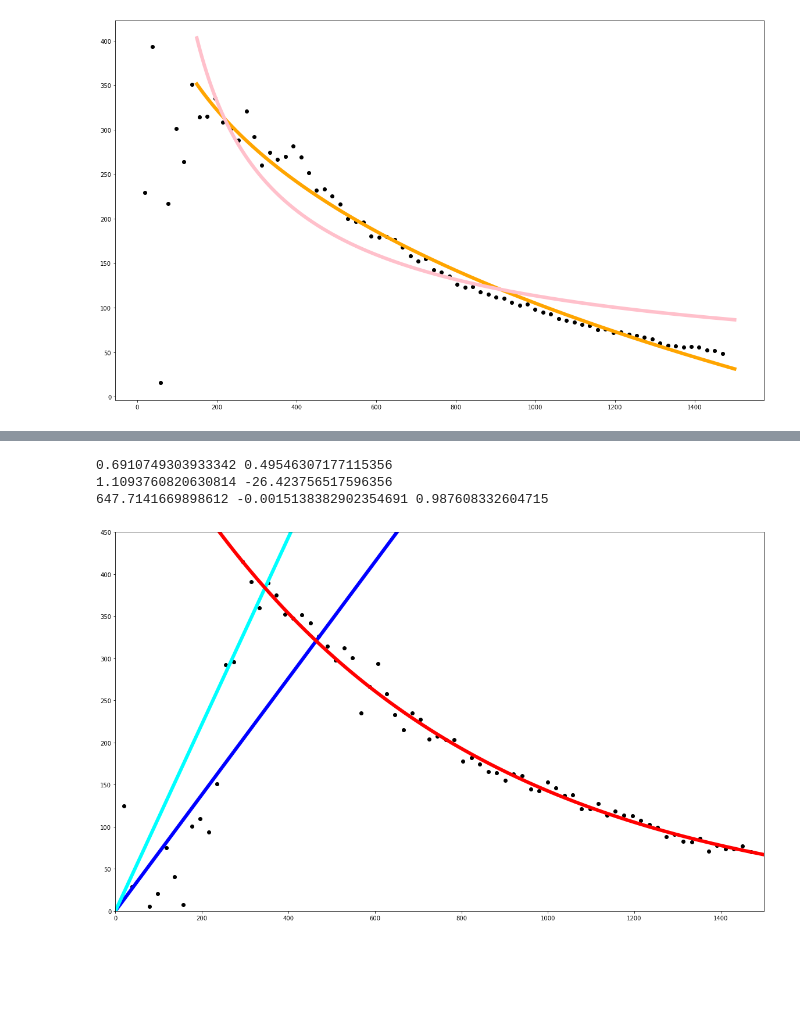
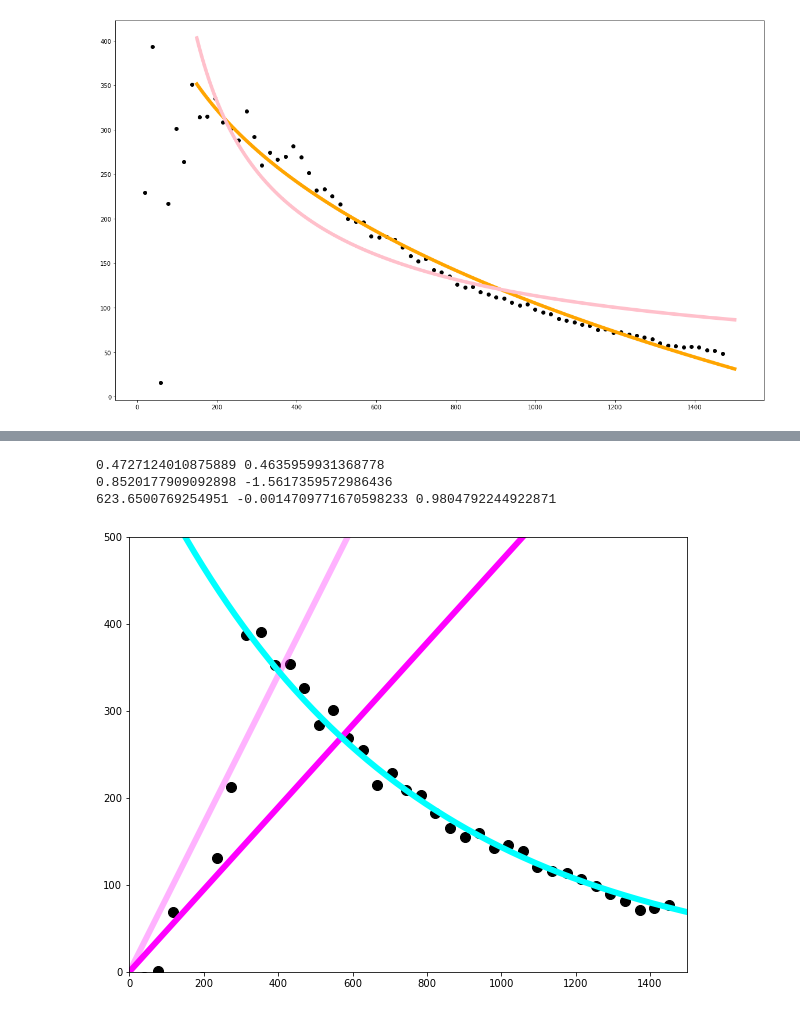
Before and after one commit to wakky927/master-pool, a Jupyter notebook: 20221027/post2.ipynb, the cells around one changed output, grey strips where cells are left out. Saved outputs shown, nothing was run; the diff lists cells and outputs as text; code cells hidden in the pictures; blank space fills up the shorter version.

```diff
--- a/20221027/post2.ipynb
+++ b/20221027/post2.ipynb
@@ -18,7 +18,9 @@ with open(f'ptv_cbi_q_10.pickle', mode='rb') as fp:
     ptv_result[0] = pickle.load(fp)
 with open(f'ptv_cbi_q_20.pickle', mode='rb') as fp:
     ptv_result[1] = pickle.load(fp)
-with open(f'ptv_cbi_q_30.pickle', mode='rb') as fp:
+# with open(f'ptv_cbi_q_30.pickle', mode='rb') as fp:
+#     ptv_result[2] = pickle.load(fp)
+with open(f'ptv_cbi_q_30_high.pickle', mode='rb') as fp:
     ptv_result[2] = pickle.load(fp)
 with open(f'ptv_rbi_q_10_1.pickle', mode='rb') as fp:
     ptv_result[3] = pickle.load(fp)
@@ -301,29 +322,30 @@ plt.show()
 # %%
-fig, ax = plt.subplots(figsize=(20, 12))
+fig, ax = plt.subplots(figsize=(10, 8))
 plt.xlim(0, 1500)
-plt.ylim(0, 450)
+plt.ylim(0, 500)
 
-ax.scatter(res[2][1:-25, 0]*px2mm/10, res[2][1:-25, 1]*px2mm*fps, c='k')
+ax.scatter(res[2][:-25, 0][::2]*px2mm/10, res[2][:-25, 1][::2]*px2mm*fps, c='k', marker='o', s=100)
 
 result_linear = optimize.leastsq(fit_linear, np.array([9.]), args=(res[2][1:15, 0]*px2mm/10, res[2][1:15, 1]*px2mm*fps))
 result_linear2 = optimize.leastsq(fit_linear, np.array([9.]), args=(res[2][13:15, 0]*px2mm/10, res[2][13:15, 1]*px2mm*fps))
 result_exp = optimize.leastsq(fit_exp, np.array([9., 0.]), args=(res[2][15:-25, 0]*px2mm/10, res[2][15:-25, 1]*px2mm*fps))
 
 r2_linear = metrics.r2_score(res[2][1:15, 1]*px2mm*fps, func_linear(result_linear[0], res[2][1:15, 0]*px2mm/10))
 r2_linear2 = metrics.r2_score(res[2][13:15, 1]*px2mm*fps, func_linear(result_linear2[0], res[2][13:15, 0]*px2mm/10))
 r2_exp = metrics.r2_score(res[2][15:-25, 1]*px2mm*fps, func_exp(result_exp[0], res[2][15:-25, 0]*px2mm/10))
 
 print(result_linear[0][0], r2_linear)
 print(result_linear2[0][0], r2_linear2)
 print(result_exp[0][0], result_exp[0][1], r2_exp)
 
-ax.plot(r, result_linear[0][0] * r, linewidth=6, c='b')
-ax.plot(r, result_linear2[0][0] * r, linewidth=6, c='cyan')
-ax.plot(r, result_exp[0][0] * np.exp(result_exp[0][1] * r), linewidth=6, c='r')
+ax.plot(r, result_linear[0][0] * r, linewidth=6, c='magenta')
+ax.plot(r, result_linear2[0][0] * r, linewidth=6, c='magenta', alpha=0.3)
+ax.plot(r, result_exp[0][0] * np.exp(result_exp[0][1] * r), linewidth=6, c='cyan')
 
 plt.show()
+fig.savefig('30.png')
 # %% [output]
-0.6910749303933342 0.49546307177115356
-1.1093760820630814 -26.423756517596356
-647.7141669898612 -0.0015138382902354691 0.987608332604715
+0.4727124010875889 0.4635959931368778
+0.8520177909092898 -1.5617359572986436
+623.6500769254951 -0.0014709771670598233 0.9804792244922871
-[figure, old version]
+[figure, new version]
```
Also changed, not shown: parts of 21 cells of this notebook, 5 other files.
